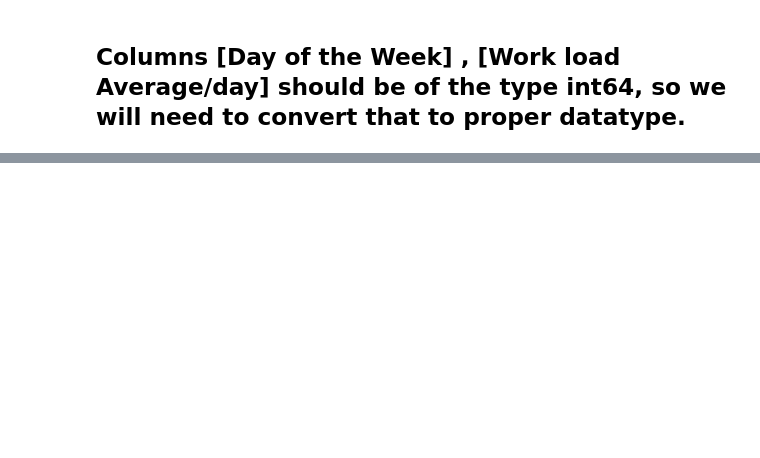
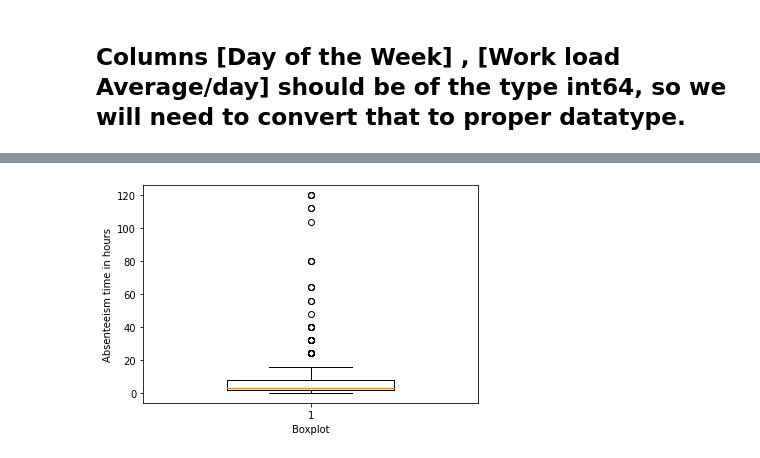
Before and after one commit to DHRUV6029/CMPE-255_NPDP, a Jupyter notebook: CMPE_255_NPDP.ipynb, the cells around one changed output, grey strips where cells are left out. Drawn from its saved outputs; the diff is of its cells as text; code cells hidden in the pictures; blank space fills up the shorter version.

```diff
--- a/CMPE_255_NPDP.ipynb
+++ b/CMPE_255_NPDP.ipynb
@@ -1837,7 +1781,7 @@ memory usage: 111.8 KB
 # %% [markdown]
 ## Columns [Day of the Week] , [Work load Average/day] should be of the type int64, so we will need to convert that to proper datatype.
 # %%
-convert_list = ["Day of the week" , "Work load Average/day", "Seasons"]
+convert_list = ["Day of the week" , "Work load Average/day", "Seasons", "Month of absence"]
 
 for col in convert_list:
   absent_data[col] = absent_data[col].astype('int64')
@@ -1901,0 +1927,8 @@ pd.DataFrame({'count':counts , 'percentage' : percent})
+# %%
+# boxplot of Absenteeism time.
+plt.boxplot(absent_data_explore['Absenteeism time in hours'], widths = 0.5)
+plt.ylabel('Absenteeism time in hours')
+plt.xlabel('Boxplot')
+plt.show()
+# %% [output]
+[figure, added]
```
Also changed, not shown: parts of 99 cells of this notebook, 2 other files.
